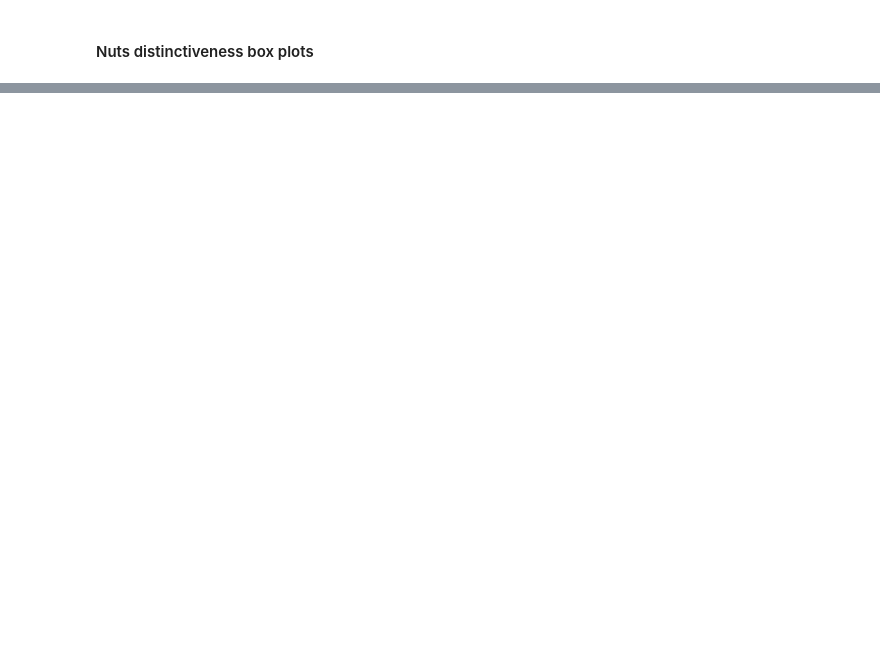
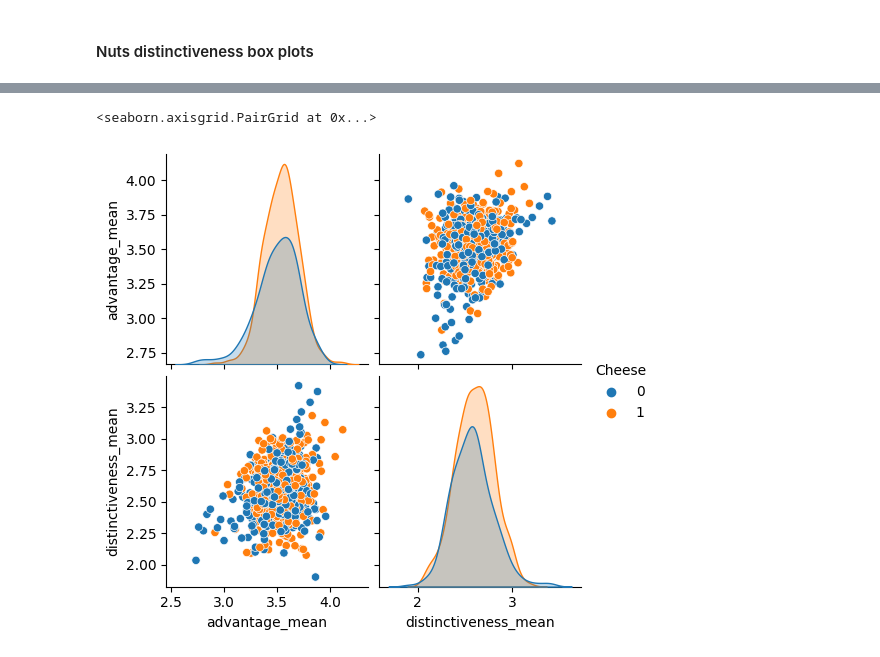
Before and after one commit to kjucaitis/concepttagging, a Jupyter notebook: i_data_exploration.ipynb, the cells around one changed output, grey strips where cells are left out. Drawn from its saved outputs; the diff is of its cells as text; code cells hidden in the pictures; blank space fills up the shorter version.

```diff
--- a/i_data_exploration.ipynb
+++ b/i_data_exploration.ipynb
@@ -399,3 +477,8 @@ plt.show()
 # %%
 flavors_slice.to_csv('Data/flavors_slice.csv')
 tags_slice.to_csv('Data/tags_slice.csv')
+# %%
+sns.pairplot(flavors_slice[['advantage_mean', 'distinctiveness_mean', 'Cheese']], hue='Cheese')
+# %% [output]
+<seaborn.axisgrid.PairGrid at 0x...>
+[figure, added]
```
Also changed, not shown: parts of 11 cells of this notebook.
